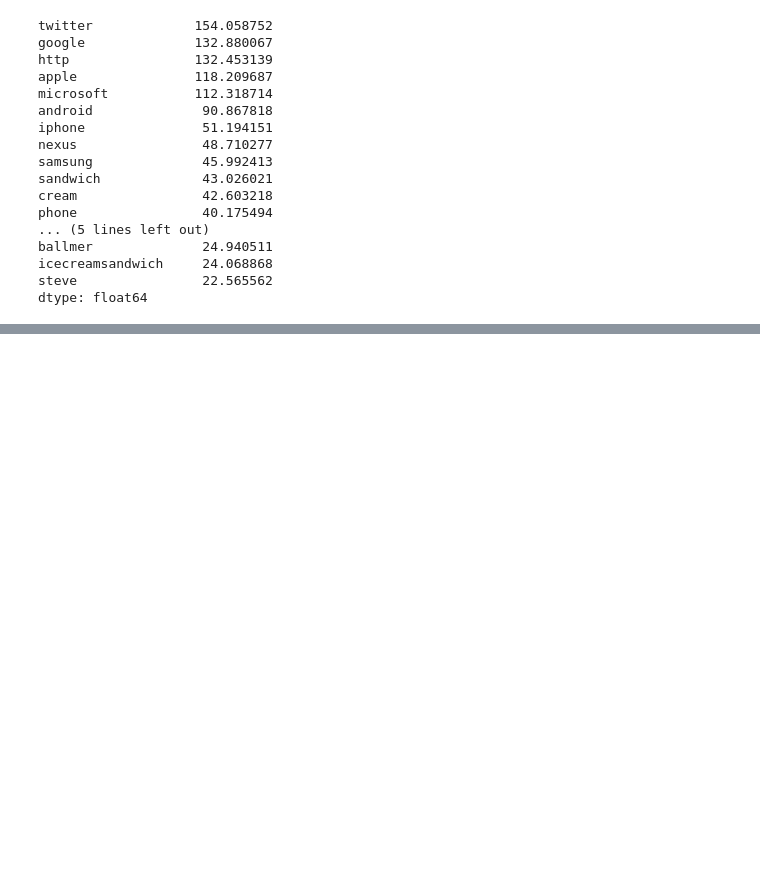
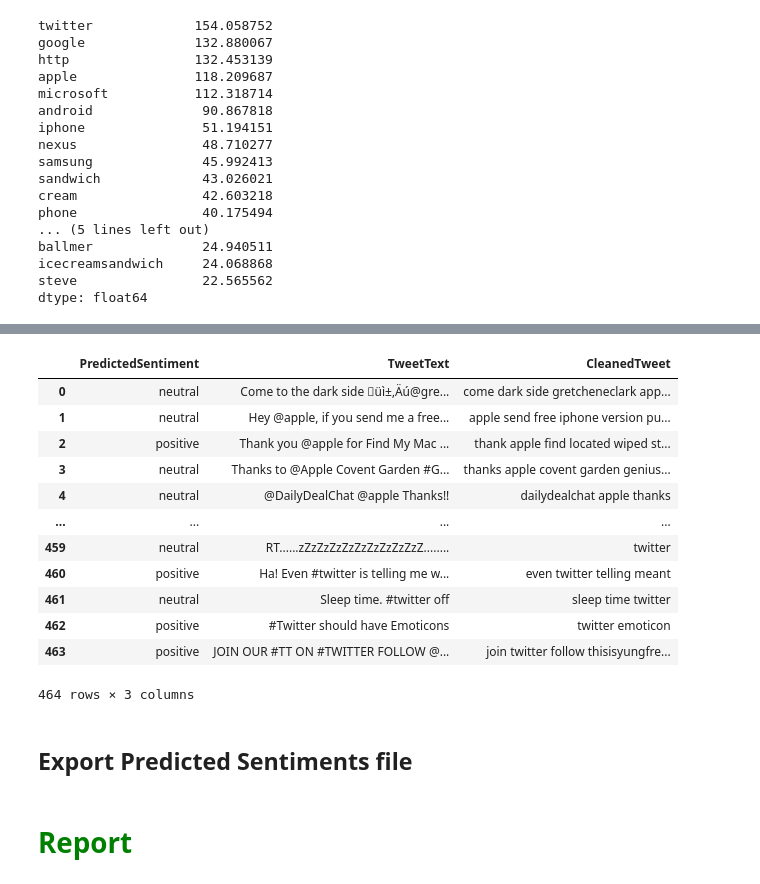
Before and after one commit to AnnaJazayeri/Social-Media-Analysis-X, a Jupyter notebook: Social Media Analysis.ipynb, the cells around one changed output, grey strips where cells are left out. Cells and saved outputs as stored; diff of their text form; code cells hidden in the pictures; blank space fills up the shorter version.

```diff
--- a/Social Media Analysis.ipynb
+++ b/Social Media Analysis.ipynb
@@ -201,0 +212,6 @@ weighted avg       0.81      0.71      0.64      1395
+# %%
+# Train-Test Split
+X_train, X_test, y_train, y_test = train_test_split(X_resampled, y_resampled, test_size=0.2, random_state=42)
+
+X_train = np.array(X_train)
+X_test = np.array(X_test)
@@ -201,0 +220,4 @@ weighted avg       0.81      0.71      0.64      1395
+# %%
+# Create and train the Logistic Regression model
+logistic_regression_classifier = LogisticRegression(max_iter=1000)
+logistic_regression_classifier.fit(X_train, y_train)
@@ -201,0 +246,4 @@ weighted avg       0.81      0.71      0.64      1395
+# %%
+# Create and train the Random Forest model
+random_forest_classifier = RandomForestClassifier(random_state=42)
+random_forest_classifier.fit(X_train, y_train)
@@ -201,0 +361,5 @@ weighted avg       0.81      0.71      0.64      1395
+# %%
+column_names = ['Id', 'TweetText']
+unlabeled_df = pd.read_excel("testing_data.xlsx", names=column_names, header=None)
+unlabeled_df = unlabeled_df.drop(['Id'], axis=1)
+unlabeled_df.head()
@@ -201,0 +373,35 @@ weighted avg       0.81      0.71      0.64      1395
+# %%
+# Apply the cleaning function to the 'TweetText' column in the unlabeled dataset
+unlabeled_df['CleanedTweet'] = unlabeled_df['TweetText'].apply(lambda x: little_mallet_wrapper.process_string(x, numbers='remove'))
+unlabeled_df['CleanedTweet'] = unlabeled_df['CleanedTweet'].apply(clean_text_data)
+
+# Convert Text to Embeddings in the unlabeled dataset
+X_unlabeled = [get_embedding(text) for text in unlabeled_df['CleanedTweet']]
+X_unlabeled = np.array(X_unlabeled)
+
+# Make predictions on the unlabeled set
+y_pred_unlabeled = random_forest_classifier.predict(X_unlabeled)
+
+# Add the predicted labels to the unlabeled dataset
+unlabeled_df['PredictedSentiment'] = y_pred_unlabeled
+
+# Reorder columns to have 'Sentiment' first
+unlabeled_df = unlabeled_df[['PredictedSentiment', 'TweetText', 'CleanedTweet']]
+
+unlabeled_df
+# %% [output]
+|  | PredictedSentiment | TweetText | CleanedTweet |
+| 0 | neutral | Come to the dark side üì±‚Äú@gre... | come dark side gretcheneclark app... |
+| 1 | neutral | Hey @apple, if you send me a free... | apple send free iphone version pu... |
+| 2 | positive | Thank you @apple for Find My Mac ... | thank apple find located wiped st... |
+| 3 | neutral | Thanks to @Apple Covent Garden #G... | thanks apple covent garden genius... |
+| 4 | neutral | @DailyDealChat @apple Thanks!! | dailydealchat apple thanks |
+| ... | ... | ... | ... |
+| 459 | neutral | RT......zZzZzZzZzZzZzZzZzZzZ........ | twitter |
+| 460 | positive | Ha! Even #twitter is telling me w... | even twitter telling meant |
+| 461 | neutral | Sleep time. #twitter off | sleep time twitter |
+| 462 | positive | #Twitter should have Emoticons | twitter emoticon |
+| 463 | positive | JOIN OUR #TT ON #TWITTER FOLLOW @... | join twitter follow thisisyungfre... |
+464 rows × 3 columns
+# %% [markdown]
+## Export Predicted Sentiments file
@@ -201,0 +410,2 @@ weighted avg       0.81      0.71      0.64      1395
+# %% [markdown]
+# <span style="color:green;">Report</span>
```
Also changed, not shown: parts of 38 cells of this notebook, 1 other file.
